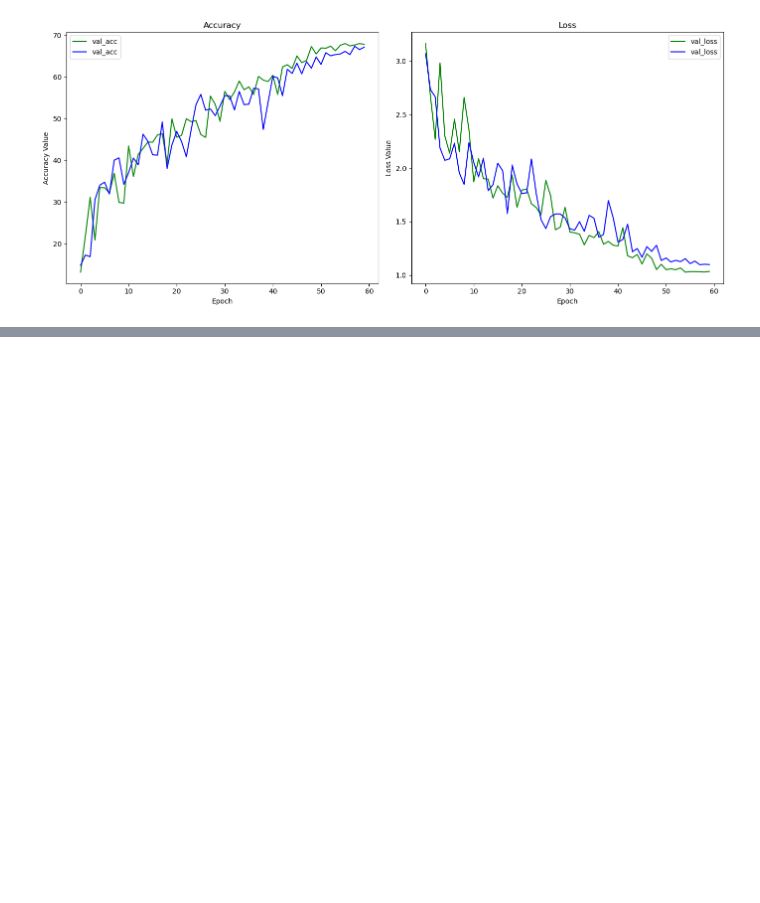
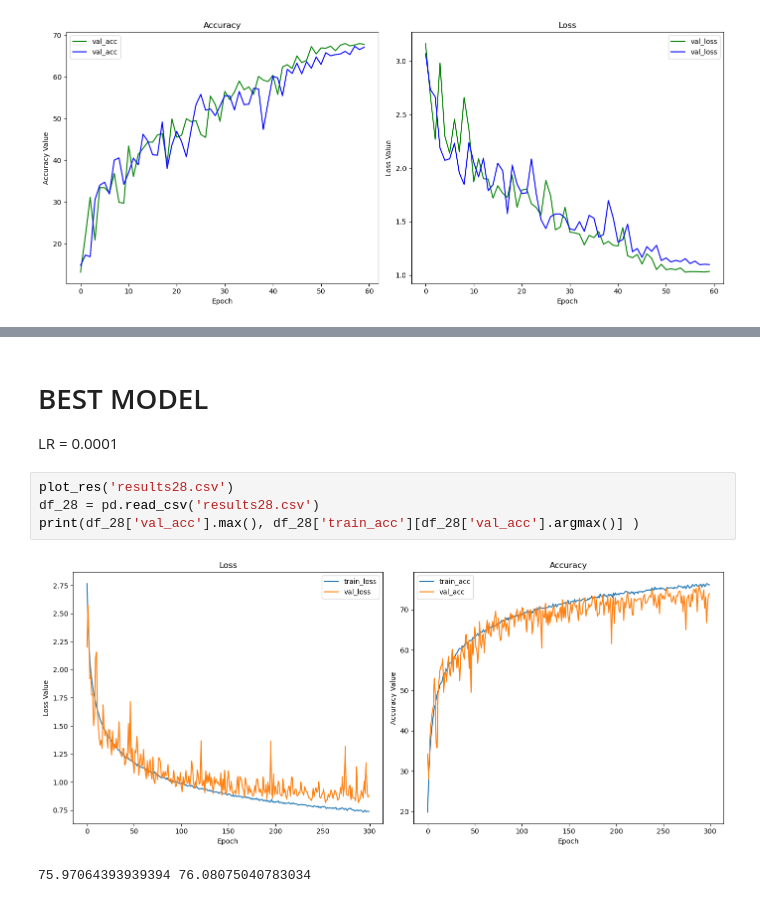
Before and after one commit to Anton123567/DL_UPC, a Jupyter notebook: results_all/Deep Learning Assignment.ipynb, the cells around one changed output, grey strips where cells are left out. Cells and saved outputs as stored; diff of their text form; blank space fills up the shorter version.

```diff
--- a/results_all/Deep Learning Assignment.ipynb
+++ b/results_all/Deep Learning Assignment.ipynb
@@ -885,0 +924,11 @@ plt.show()
+# %% [markdown]
+# BEST MODEL
+
+LR = 0.0001
+# %%
+plot_res('results28.csv')
+df_28 = pd.read_csv('results28.csv')
+print(df_28['val_acc'].max(), df_28['train_acc'][df_28['val_acc'].argmax()] )
+# %% [output]
+[figure, added]
+75.97064393939394 76.08075040783034
```
Also changed, not shown: parts of 8 cells of this notebook, 6 other files.
